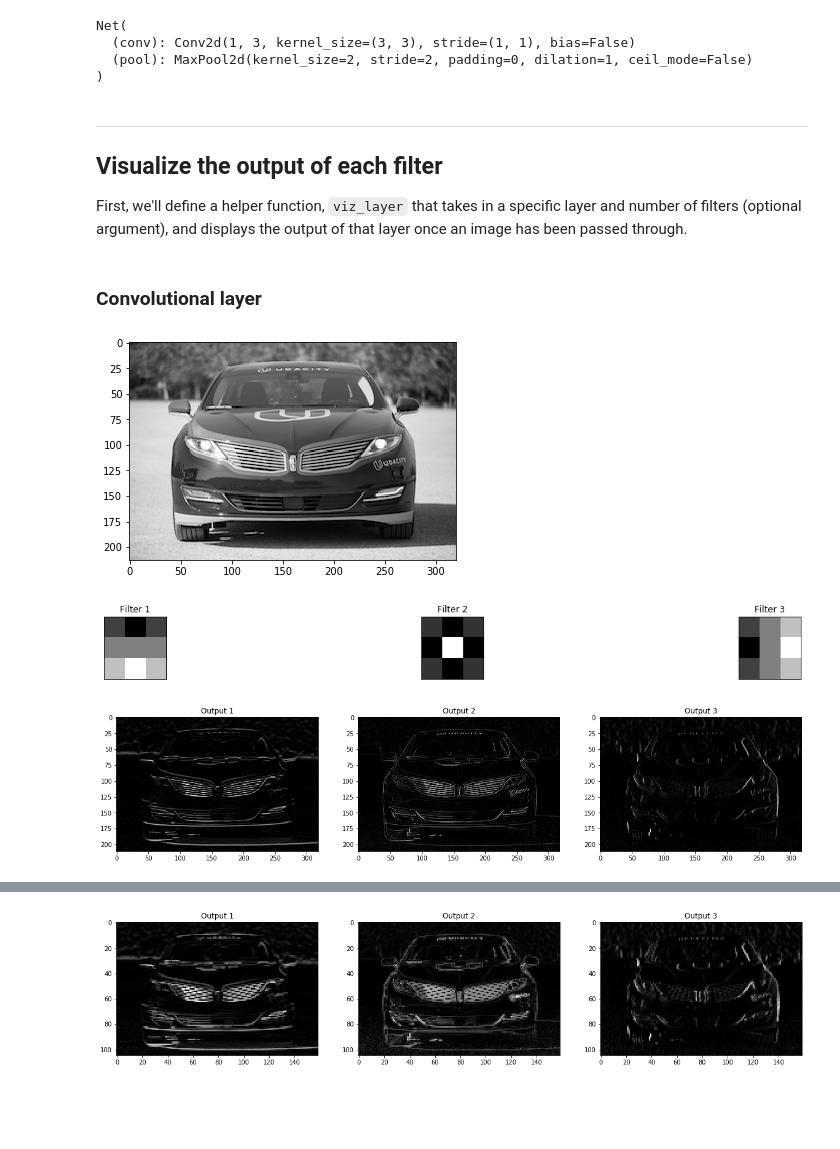
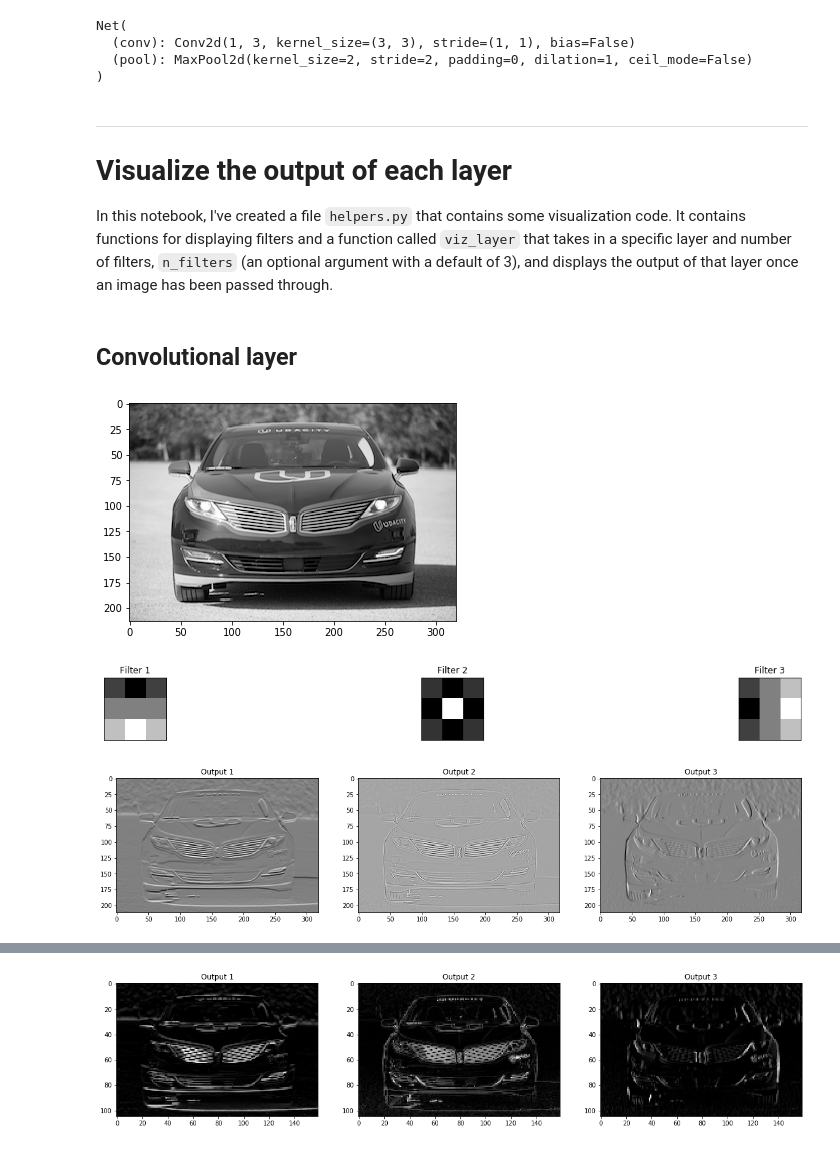
Before and after one commit to cezannec/intro-computervision, a Jupyter notebook: 1. Convolutional NN Layers, Visualization.ipynb, the cells around one changed output, grey strips where cells are left out. Drawn from its saved outputs; the diff is of its cells as text; code cells hidden in the pictures; blank space fills up the shorter version.

```diff
--- a/1. Convolutional Layers, Visualization.ipynb
+++ b/1. Convolutional NN Layers, Visualization.ipynb
@@ -81,4 +82,5 @@ The structure of a Net class that has a convolutional that contains all the crea
 # %%
+# import PyTorch framework
 import torch
 import torch.nn as nn
 import torch.nn.functional as F
@@ -88,16 +90,22 @@ class Net(nn.Module):
 
     def __init__(self, weight):
         super(Net, self).__init__()
-        # define a conv layer with 3, 3x3 grayscale filters
-        self.conv = nn.Conv2d(1, 3, kernel_size=(3, 3), bias=False)
+        # define a conv layer with three, 3x3 grayscale filters
+        # each layer is defined by self.layer_name(input_depth, output_depth)
+        # in this case, the input depth is 1 (for a grasycale image)
+        # and the output depth is 3 for 3 filtered image outputs
+        n_filters = 3
+        self.conv = nn.Conv2d(1, n_filters, kernel_size=(3, 3), bias=False)
 
         # set the weights
         self.conv.weight = torch.nn.Parameter(weight)
 
         # define a maxpooling layer
+        # this has a patch size of 2x2 and a stride of 2
         self.pool = nn.MaxPool2d(2, 2)
 
 
+    # define the forward behavior of the model
     def forward(self, x):
         conv_x = self.conv(x)
         activated_x = F.relu(conv_x)
@@ -119,44 +127,30 @@ Net(
 )
 # %% [markdown]
 ---
-## Visualize the output of each filter
+# Visualize the output of each layer
 
-First, we'll define a helper function, `viz_layer` that takes in a specific layer and number of filters (optional argument), and displays the output of that layer once an image has been passed through.
+In this notebook, I've created a file `helpers.py` that contains some visualization code. It contains functions for displaying filters and a function called `viz_layer` that takes in a specific layer and number of filters, `n_filters` (an optional argument with a default of 3), and displays the output of that layer once an image has been passed through.
-# %%
-# helper function for visualizing the output of a given layer
-# default number of filters is 3
-def viz_layer(layer, n_filters= 3):
-    fig = plt.figure(figsize=(20, 20))
-
-    for i in range(n_filters):
-        ax = fig.add_subplot(1, n_filters, i+1)
-        # grab layer outputs
-        ax.imshow(np.squeeze(layer[0,i].data.numpy()), cmap='gray')
-        ax.set_title('Output %s' % str(i+1))
 # %% [markdown]
-### Convolutional layer
+## Convolutional layer
 # %%
+from helpers import plot_filters, viz_layer
+
 # plot original image
 plt.imshow(gray_img, cmap='gray')
 
-# plot all 3 filters
-fig = plt.figure(figsize=(12, 6))
-fig.subplots_adjust(left=0, right=1.5, bottom=0.8, top=1, hspace=0.05, wspace=0.05)
-for i in range(3):
-    ax = fig.add_subplot(1, 3, i+1, xticks=[], yticks=[])
-    ax.imshow(filters[i], cmap='gray')
-    ax.set_title('Filter %s' % str(i+1))
+# plot all the filters in a row
+plot_filters(filters)
 
-
-# convert the image into an input Tensor
+# convert the grayscale image into an input Tensor
 gray_img_tensor = torch.from_numpy(gray_img).unsqueeze(0).unsqueeze(1)
 
-# get all the layers!
+# get all the layers from the forwrad function of our model
+# with a call to `model(input)`
 conv_layer, activated_layer, pooled_layer = model(gray_img_tensor)
 
 # visualize the output of the convolutional layer
-viz_layer(activated_layer)
+viz_layer(conv_layer)
 # %% [output]
 [figure]
 [figure]
-[figure, old version]
+[figure, new version]
```
Also changed, not shown: parts of 10 cells of this notebook, 4 other files.
